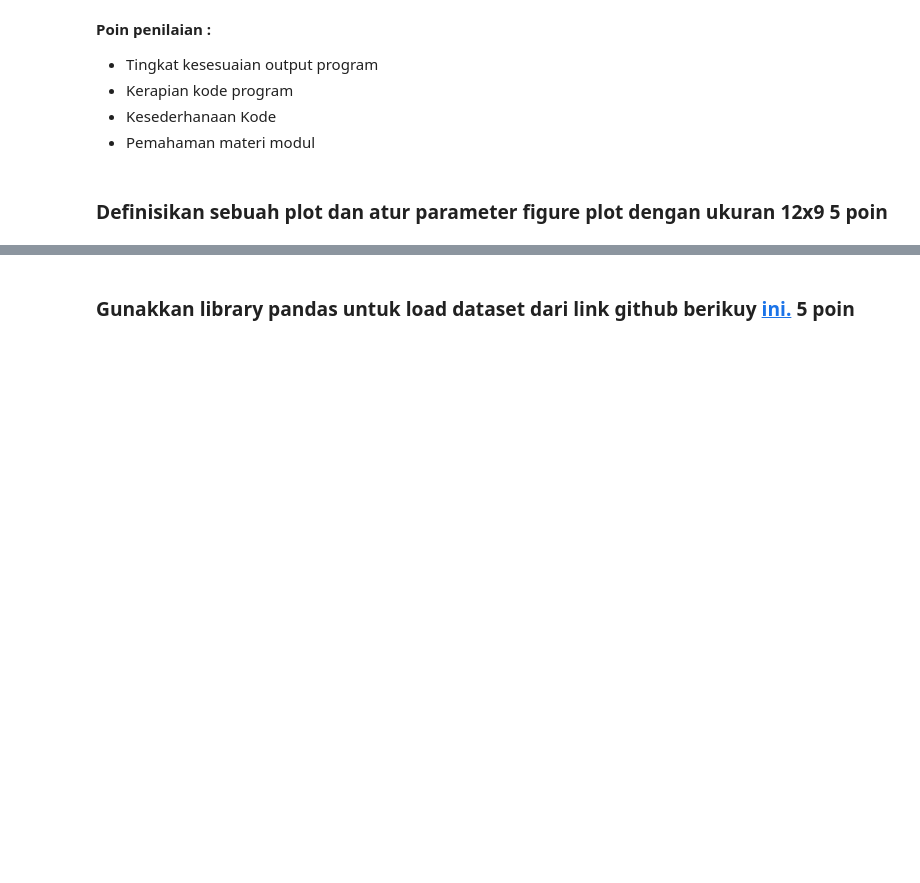
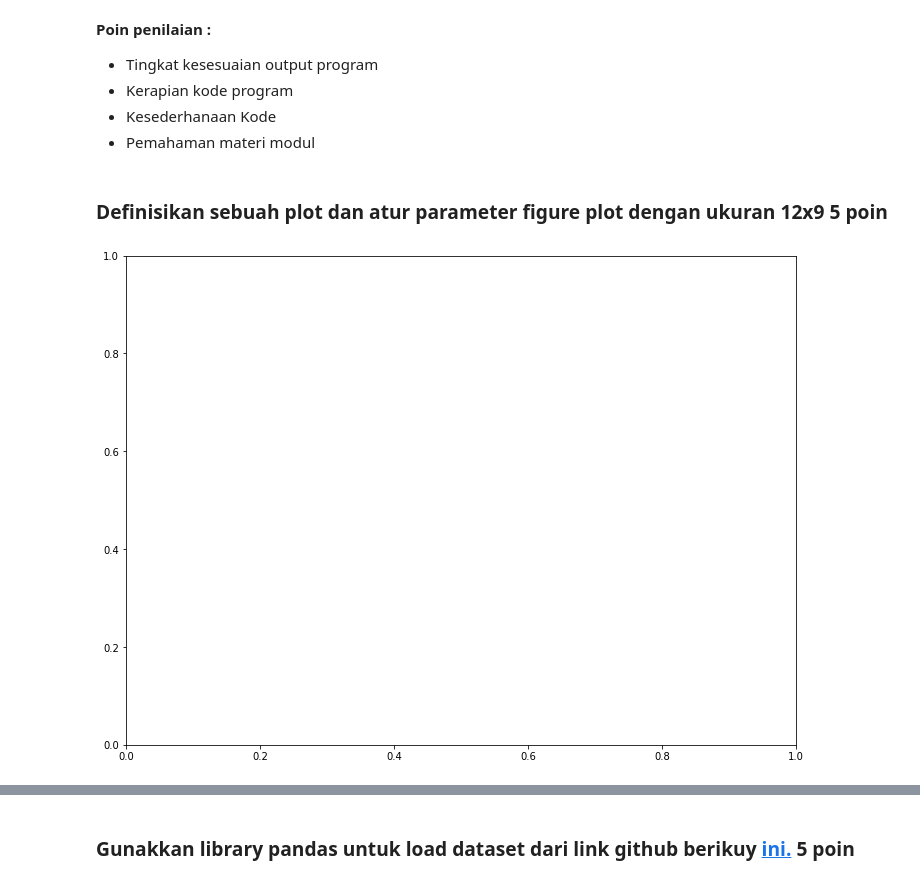
Before and after one commit to ivandwinugraha/Data-Maining, a Jupyter notebook: Kegiatan_Modul_3.ipynb, the cells around one changed output, grey strips where cells are left out. Drawn from its saved outputs; the diff is of its cells as text; code cells hidden in the pictures; blank space fills up the shorter version.

```diff
--- a/Kegiatan_Modul_3.ipynb
+++ b/Kegiatan_Modul_3.ipynb
@@ -16,3 +14,18 @@
+# %%
+# TULIS KODE ANDA DISINI
+import matplotlib.pyplot as plt
+import pandas as pd
+import pylab as pl
+import numpy as np
+import math
+%matplotlib inline
+
+plt.figure(figsize=(12, 9))
+plt.xlabel("")
+plt.ylabel("")
+plt.show()
+# %% [output]
+[figure, added]
 # %% [markdown]
 Hasil Output :
 
```
Also changed, not shown: parts of 24 cells of this notebook.
